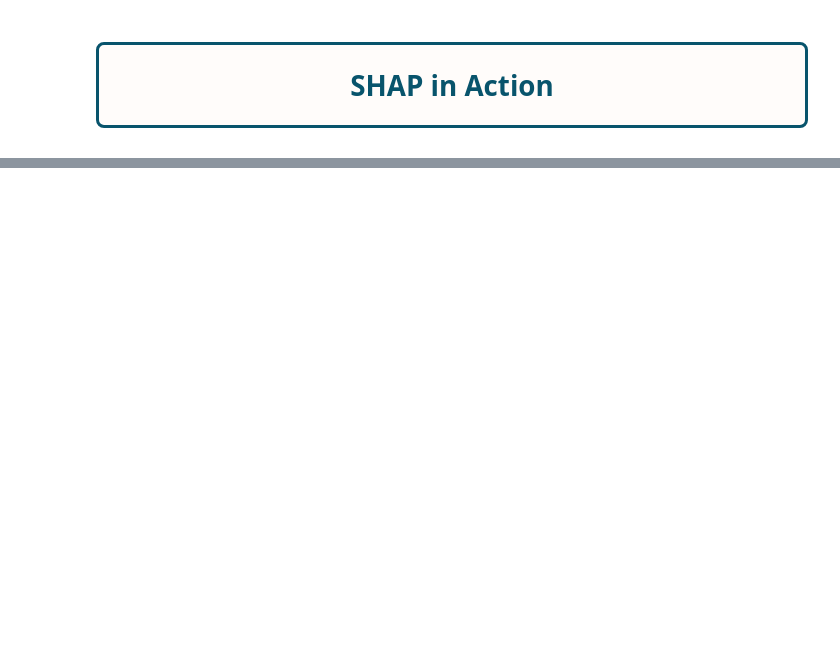
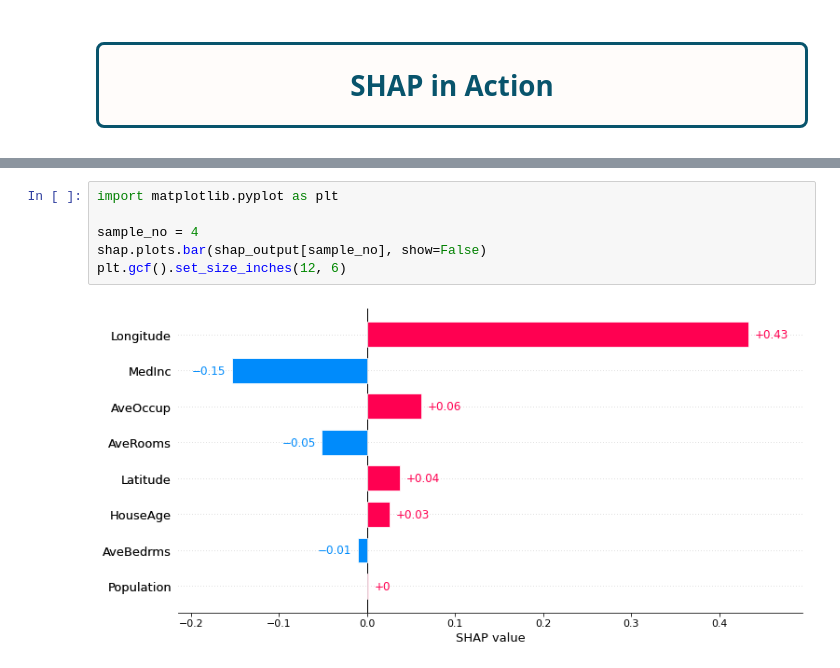
Before and after one commit to mateuszk098/kaggle-notebooks, a Jupyter notebook: playground_series_s3e19/notes.ipynb, the cells around one changed output, grey strips where cells are left out. Saved outputs shown, nothing was run; the diff lists cells and outputs as text; blank space fills up the shorter version.

```diff
--- a/playground_series_s3e19/notes.ipynb
+++ b/playground_series_s3e19/notes.ipynb
@@ -445,0 +552,8 @@ Sum of average prediction and all Shapley values: 1.92037
+# %%
+import matplotlib.pyplot as plt
+
+sample_no = 4
+shap.plots.bar(shap_output[sample_no], show=False)
+plt.gcf().set_size_inches(12, 6)
+# %% [output]
+[figure, added]
```
Also changed, not shown: parts of 19 cells of this notebook.
